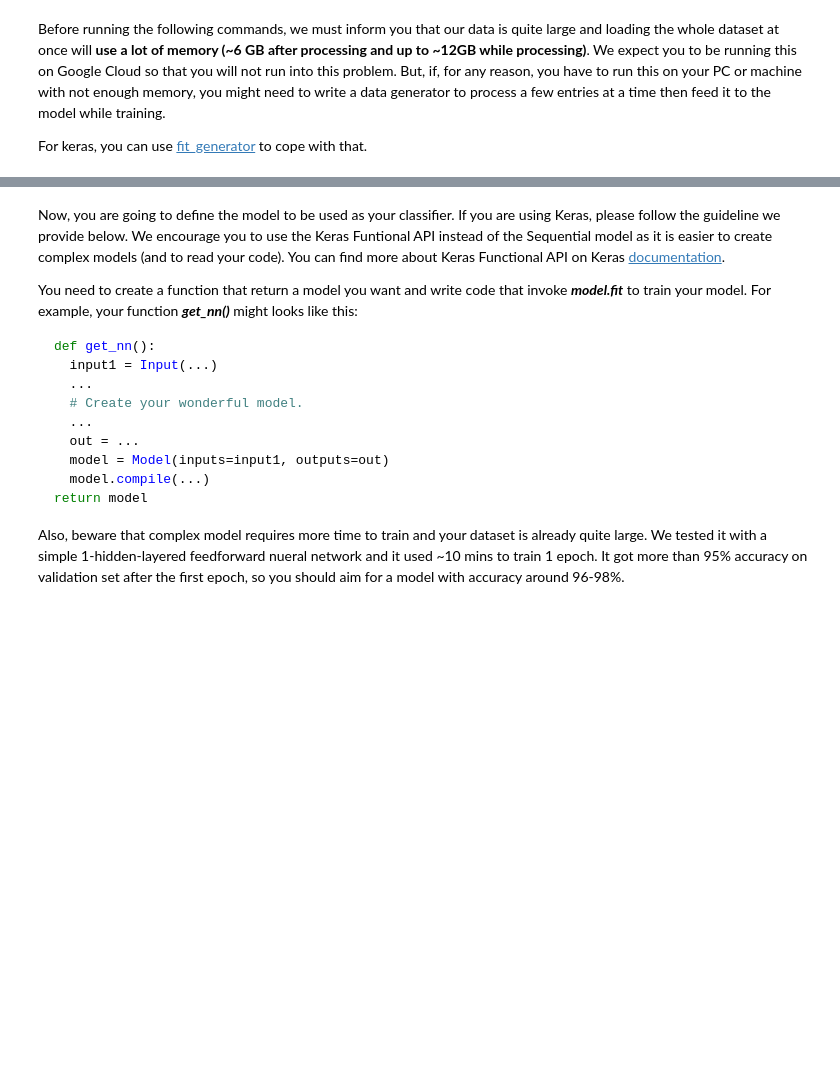
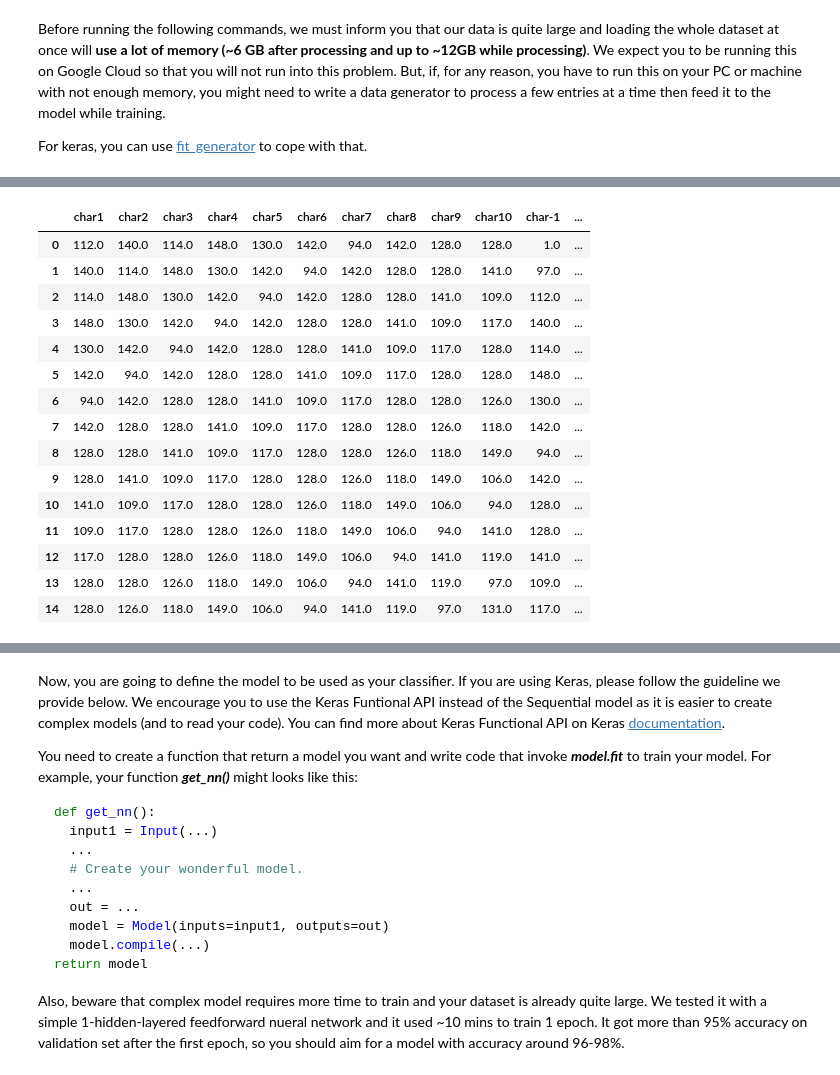
Before and after one commit to gnoparus/nlp_course, a Jupyter notebook: HW1/Word_Tokenizer_Lab.ipynb, the cells around one changed output, grey strips where cells are left out. Drawn from its saved outputs; the diff is of its cells as text; code cells hidden in the pictures; blank space fills up the shorter version.

```diff
--- a/HW1/Word_Tokenizer_Lab.ipynb
+++ b/HW1/Word_Tokenizer_Lab.ipynb
@@ -100,14 +105,17 @@ def prepare_feature(best_processed_path, option='train'):
   n_pad_2 = int((n_pad - 1)/2)
   pad = [{'char': ' ', 'target': True}]
   df_pad = pd.DataFrame(pad * n_pad_2)
+#   print(df_pad)
 
-  df = []
+  dfs = []
   # article types in BEST corpus
-  article_types = ['article', 'encyclopedia', 'news', 'novel']
+  article_types = ['article', 'encyclopedia']
+#   article_types = ['article', 'encyclopedia', 'news', 'novel']
   for article_type in article_types:
-      df.append(pd.read_csv(os.path.join(best_processed_path, option, 'df_best_{}_{}.csv'.format(article_type, option))))
+      dfs.append(pd.read_csv(os.path.join(best_processed_path, option, 'df_best_{}_{}.csv'.format(article_type, option))))
 
-  df = pd.concat(df)
+#   set_trace()
+  df = pd.concat(dfs)
   # pad with empty string feature
   df = pd.concat((df_pad, df, df_pad))
 
@@ -179,3 +197,22 @@ Name: target, dtype: int64
+# %%
+x_train_char.head(15)
+# %% [output]
+|  | char1 | char2 | char3 | char4 | char5 | char6 | char7 | char8 | char9 | char10 | char-1 | ... |
+| 0 | 112.0 | 140.0 | 114.0 | 148.0 | 130.0 | 142.0 | 94.0 | 142.0 | 128.0 | 128.0 | 1.0 | ... |
+| 1 | 140.0 | 114.0 | 148.0 | 130.0 | 142.0 | 94.0 | 142.0 | 128.0 | 128.0 | 141.0 | 97.0 | ... |
+| 2 | 114.0 | 148.0 | 130.0 | 142.0 | 94.0 | 142.0 | 128.0 | 128.0 | 141.0 | 109.0 | 112.0 | ... |
+| 3 | 148.0 | 130.0 | 142.0 | 94.0 | 142.0 | 128.0 | 128.0 | 141.0 | 109.0 | 117.0 | 140.0 | ... |
+| 4 | 130.0 | 142.0 | 94.0 | 142.0 | 128.0 | 128.0 | 141.0 | 109.0 | 117.0 | 128.0 | 114.0 | ... |
+| 5 | 142.0 | 94.0 | 142.0 | 128.0 | 128.0 | 141.0 | 109.0 | 117.0 | 128.0 | 128.0 | 148.0 | ... |
+| 6 | 94.0 | 142.0 | 128.0 | 128.0 | 141.0 | 109.0 | 117.0 | 128.0 | 128.0 | 126.0 | 130.0 | ... |
+| 7 | 142.0 | 128.0 | 128.0 | 141.0 | 109.0 | 117.0 | 128.0 | 128.0 | 126.0 | 118.0 | 142.0 | ... |
+| 8 | 128.0 | 128.0 | 141.0 | 109.0 | 117.0 | 128.0 | 128.0 | 126.0 | 118.0 | 149.0 | 94.0 | ... |
+| 9 | 128.0 | 141.0 | 109.0 | 117.0 | 128.0 | 128.0 | 126.0 | 118.0 | 149.0 | 106.0 | 142.0 | ... |
+| 10 | 141.0 | 109.0 | 117.0 | 128.0 | 128.0 | 126.0 | 118.0 | 149.0 | 106.0 | 94.0 | 128.0 | ... |
+| 11 | 109.0 | 117.0 | 128.0 | 128.0 | 126.0 | 118.0 | 149.0 | 106.0 | 94.0 | 141.0 | 128.0 | ... |
+| 12 | 117.0 | 128.0 | 128.0 | 126.0 | 118.0 | 149.0 | 106.0 | 94.0 | 141.0 | 119.0 | 141.0 | ... |
+| 13 | 128.0 | 128.0 | 126.0 | 118.0 | 149.0 | 106.0 | 94.0 | 141.0 | 119.0 | 97.0 | 109.0 | ... |
+| 14 | 128.0 | 126.0 | 118.0 | 149.0 | 106.0 | 94.0 | 141.0 | 119.0 | 97.0 | 131.0 | 117.0 | ... |
 # %%
 #print char of feature 1
 char = np.array(CHARS)
```
Also changed, not shown: parts of 6 cells of this notebook.
